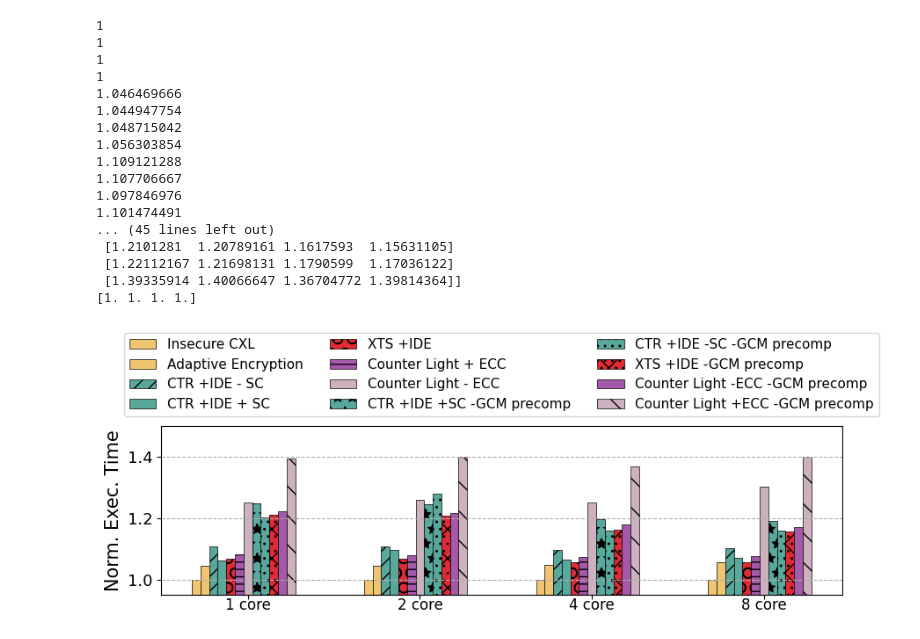
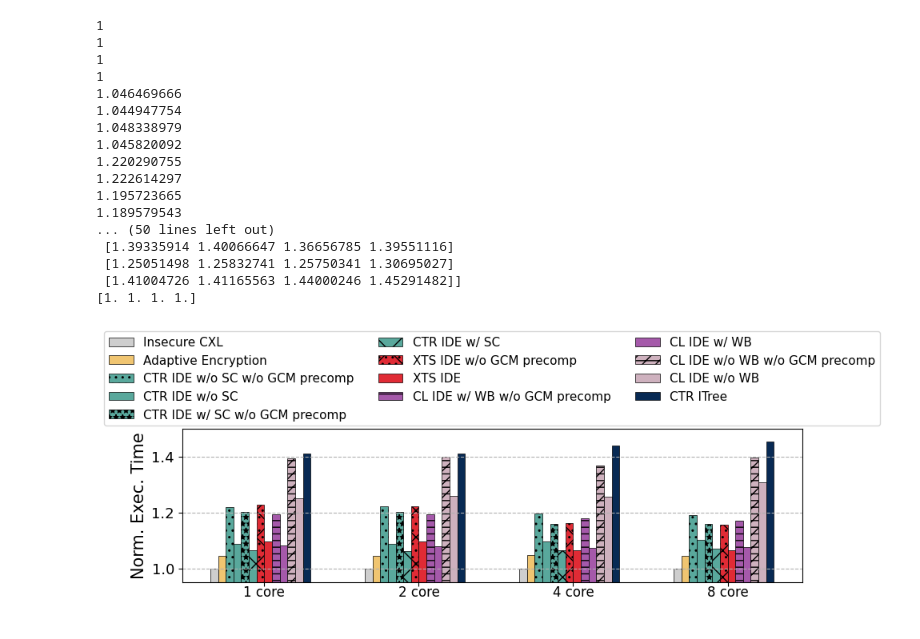
Before and after one commit to LichK9/fig_script, a Jupyter notebook: ablation-revised/ablation.ipynb, the cells around one changed output. Cells and saved outputs as stored; diff of their text form; code cells hidden in the pictures.

```diff
--- a/ablation-revised/ablation.ipynb
+++ b/ablation-revised/ablation.ipynb
@@ -23,7 +23,7 @@ for col in ws.iter_cols(min_row=2,min_col=2,values_only=True):
         # 获取单元格数据
         b1=np.append(b1,value)
         print(value)
-b1=b1.reshape(12, 4)
+b1=b1.reshape(13, 4)
 print(b1)
 
 
@@ -38,64 +38,66 @@ print(b1[0])
 # plt.bar(x - width*1, b1[0], width, label='w Pre. GCM & Adapt. Encryption', color='#f0c571',hatch="//", edgecolor='black', linewidth=0.5)
 # plt.bar(x , b1[1], width, label='w/o Pre. GCM', color='#a559aa', hatch="x", edgecolor='black', linewidth=0.5)
 # plt.bar(x + width*1, b1[2], width, label='w/o Adapt. Encryption',color='#59a89c', hatch="." , edgecolor='black', linewidth=0.5)
-off = 12.0 / 2
-plt.bar(x + width*(j() - off), b1[i()], width, label='Insecure CXL',color='#f0c571', edgecolor='black', linewidth=0.5, align='center')
+off = 13.0 / 2
+plt.bar(x + width*(j() - off), b1[i()], width, label='Insecure CXL',color='#cecece', edgecolor='black', linewidth=0.5, align='center')
 plt.bar(x + width*(j() - off), b1[i()], width, label='Adaptive Encryption',color='#f0c571', edgecolor='black', linewidth=0.5, align='center')
 
-plt.bar(x + width*(j() - off), b1[i()], width, label='CTR +IDE - SC', color='#59a89c',  hatch="//" , edgecolor='black', linewidth=0.5, align='center')
-plt.bar(x + width*(j() - off), b1[i()], width, label='CTR +IDE + SC', color='#59a89c' , edgecolor='black', linewidth=0.5, align='center')
+plt.bar(x + width*(j() - off), b1[i()], width, label='CTR IDE w/o SC w/o GCM precomp', color='#59a89c',  hatch="..", edgecolor='black', linewidth=0.5, align='center')
+plt.bar(x + width*(j() - off), b1[i()], width, label='CTR IDE w/o SC', color='#59a89c' , edgecolor='black', linewidth=0.5, align='center')
 
-plt.bar(x + width*(j() - off), b1[i()], width, label='XTS +IDE', color='#e02b35', hatch="O",edgecolor='black', linewidth=0.5, align='center')
+plt.bar(x + width*(j() - off), b1[i()], width, label='CTR IDE w/ SC w/o GCM precomp', color='#59a89c', hatch="**", edgecolor='black', linewidth=0.5, align='center')
+plt.bar(x + width*(j() - off), b1[i()], width, label='CTR IDE w/ SC', color='#59a89c' , hatch="x", edgecolor='black', linewidth=0.5, align='center')
 
-plt.bar(x + width*(j() - off), b1[i()], width, label='Counter Light + ECC',  color='#a559aa', hatch="--", edgecolor='black', linewidth=0.5, align='center' )
+plt.bar(x + width*(j() - off), b1[i()], width, label='XTS IDE w/o GCM precomp', color='#e02b35', hatch="x..",edgecolor='black', linewidth=0.5, align='center')
+plt.bar(x + width*(j() - off), b1[i()], width, label='XTS IDE', color='#e02b35', hatch="",edgecolor='black', linewidth=0.5, align='center')
 
-plt.bar(x + width*(j() - off), b1[i()], width, label='Counter Light - ECC', color='#CEB1BE', edgecolor='black', linewidth=0.5, align='center')
+plt.bar(x + width*(j() - off), b1[i()], width, label='CL IDE w/ WB w/o GCM precomp',  color='#a559aa', hatch="--", edgecolor='black', linewidth=0.5, align='center' )
+plt.bar(x + width*(j() - off), b1[i()], width, label='CL IDE w/ WB',  color='#a559aa', edgecolor='black', linewidth=0.5, align='center' )
 
-plt.bar(x + width*(j() - off), b1[i()], width, label='CTR +IDE +SC -GCM precomp', color='#59a89c', hatch="*", edgecolor='black', linewidth=0.5, align='center')
-plt.bar(x + width*(j() - off), b1[i()], width, label='CTR +IDE -SC -GCM precomp', color='#59a89c',  hatch="..", edgecolor='black', linewidth=0.5, align='center')
+plt.bar(x + width*(j() - off), b1[i()], width, label='CL IDE w/o WB w/o GCM precomp', color='#CEB1BE', hatch="//--",edgecolor='black', linewidth=0.5, align='center')
+plt.bar(x + width*(j() - off), b1[i()], width, label='CL IDE w/o WB', color='#CEB1BE', edgecolor='black', linewidth=0.5, align='center')
 
-plt.bar(x + width*(j() - off), b1[i()], width, label='XTS +IDE -GCM precomp', color='#e02b35', hatch="x..",edgecolor='black', linewidth=0.5, align='center')
+plt.bar(x + width*(j() - off), b1[i()], width, label='CTR ITree', color='#082a54', edgecolor='black', linewidth=0.5, align='center')
 
-plt.bar(x + width*(j() - off), b1[i()], width, label='Counter Light -ECC -GCM precomp', color='#a559aa', edgecolor='black', linewidth=0.5, align='center')
-plt.bar(x + width*(j() - off), b1[i()], width, label='Counter Light +ECC -GCM precomp',  color='#CEB1BE', hatch="\\", edgecolor='black', linewidth=0.5, align='center' )
+
 
 ########################################################
 
 ########################################################
 
 # plt.bar(x + width*(j() - off), b1[i()], width, label='Insecure CXL ', color='#cecece',edgecolor='black', linewidth=0.5, align='center')
 # plt.bar(x + width*(j() - off), b1[i()], width, label='Integrity Tree ', color='#082a54', edgecolor='black', linewidth=0.5, align='center')
 
 
 
 
 
 plt.grid(axis='y',linestyle='--')
 plt.xticks(x,xclicks, fontsize=12, va='center_baseline')
 #plt.ylim(0,180000)
 plt.ylim(0.95,  1.5)
 plt.yticks([1.0,1.2,1.4],fontsize=13)
 #plt.xlabel(xlabels,fontsize=15)
 plt.ylabel(ylabels,fontsize=15)
-plt.legend(loc='upper center', ncol=3, bbox_to_anchor=(0.50, 1.59), fontsize=11)
+plt.legend(loc='upper center', ncol=3, bbox_to_anchor=(0.50, 1.67), fontsize=11)
 plt.savefig('ablation.pdf',bbox_inches = 'tight')
 plt.show()
 # %% [output]
 1
 1
 1
 1
 1.046469666
 1.044947754
-1.048715042
-1.056303854
-1.109121288
-1.107706667
-1.097846976
-1.101474491
-... (45 lines left out)
- [1.2101281  1.20789161 1.1617593  1.15631105]
- [1.22112167 1.21698131 1.1790599  1.17036122]
- [1.39335914 1.40066647 1.36704772 1.39814364]]
+1.048338979
+1.045820092
+1.220290755
+1.222614297
+1.195723665
+1.189579543
+... (50 lines left out)
+ [1.39335914 1.40066647 1.36656785 1.39551116]
+ [1.25051498 1.25832741 1.25750341 1.30695027]
+ [1.41004726 1.41165563 1.44000246 1.45291482]]
 [1. 1. 1. 1.]
-[figure, old version]
+[figure, new version]
```
Also changed, not shown: 14 other files.
